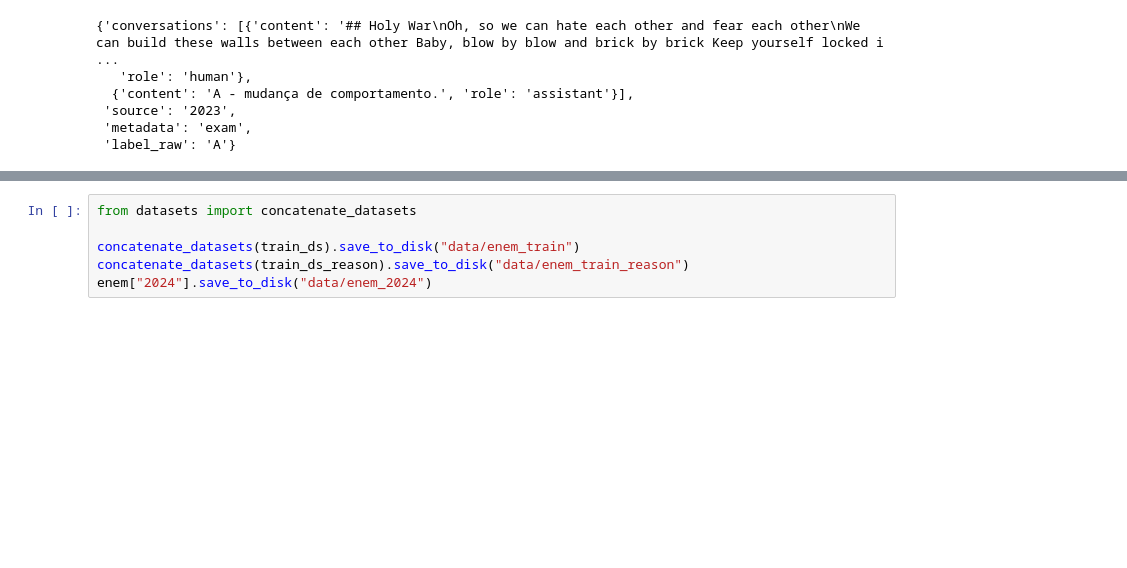
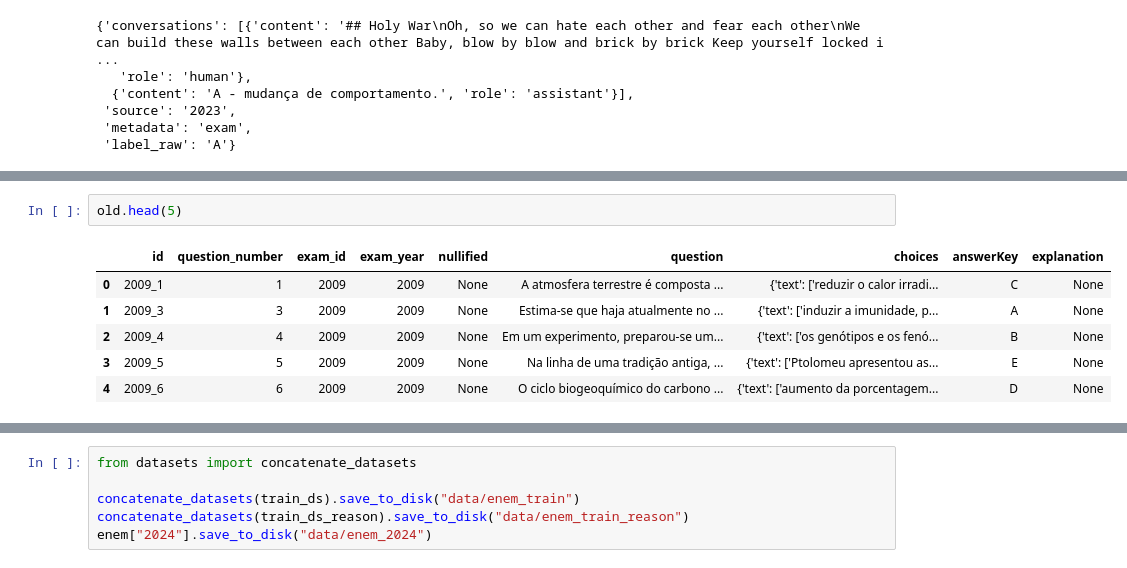
Before and after one commit to SoberanIA-Oficial/gemma3n-fine-tunning, a Jupyter notebook: process_dataset.ipynb, the cells around one changed output, grey strips where cells are left out. Drawn from its saved outputs; the diff is of its cells as text; blank space fills up the shorter version.

```diff
--- a/process_dataset.ipynb
+++ b/process_dataset.ipynb
@@ -66,0 +92,9 @@ enem["2024"][0]
+# %%
+old.head(5)
+# %% [output]
+|  | id | question_number | exam_id | exam_year | nullified | question | choices | answerKey | explanation |
+| 0 | 2009_1 | 1 | 2009 | 2009 | None | A atmosfera terrestre é composta ... | {'text': ['reduzir o calor irradi... | C | None |
+| 1 | 2009_3 | 3 | 2009 | 2009 | None | Estima-se que haja atualmente no ... | {'text': ['induzir a imunidade, p... | A | None |
+| 2 | 2009_4 | 4 | 2009 | 2009 | None | Em um experimento, preparou-se um... | {'text': ['os genótipos e os fenó... | B | None |
+| 3 | 2009_5 | 5 | 2009 | 2009 | None | Na linha de uma tradição antiga, ... | {'text': ['Ptolomeu apresentou as... | E | None |
+| 4 | 2009_6 | 6 | 2009 | 2009 | None | O ciclo biogeoquímico do carbono ... | {'text': ['aumento da porcentagem... | D | None |
```
Also changed, not shown: parts of 11 cells of this notebook, 6 other files.
